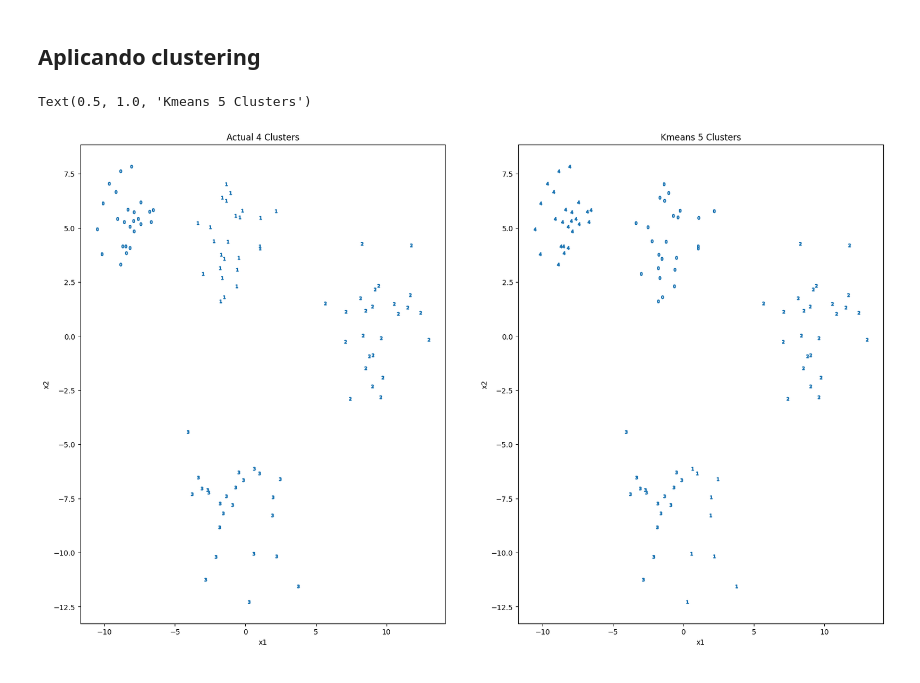
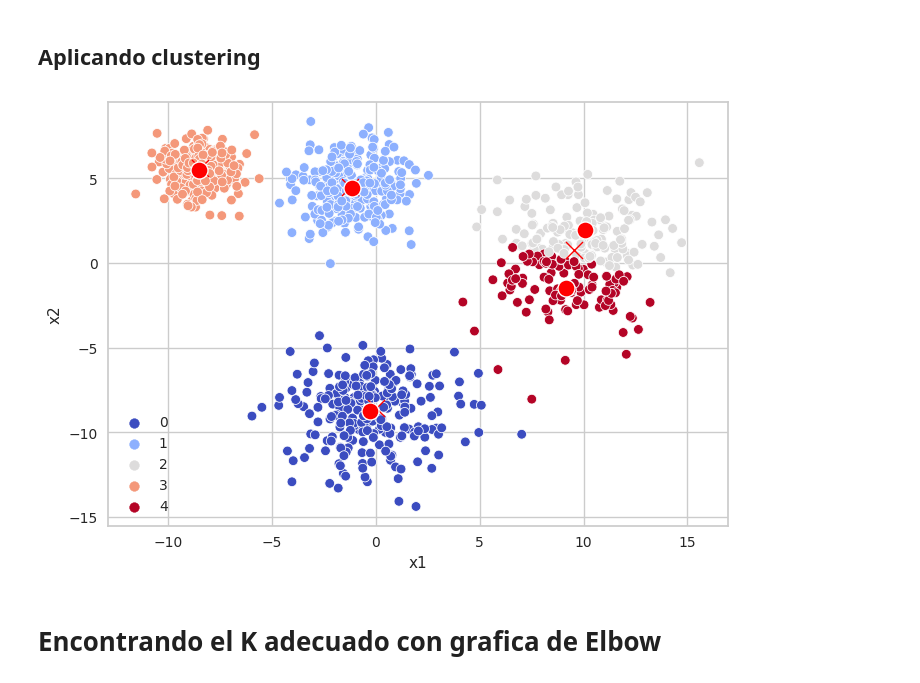
Before and after one commit to LuisEduardoCantero/Data_Science_Specialization, a Jupyter notebook: Clustering_with_scikit-learn/primer_clustering.ipynb, the cells around one changed output. Saved outputs shown, nothing was run; the diff lists cells and outputs as text; code cells hidden in the pictures.

```diff
--- a/Clustering_with_scikit-learn/primer_clustering.ipynb
+++ b/Clustering_with_scikit-learn/primer_clustering.ipynb
@@ -77,4 +59,0 @@ def plot_2d_clusters(x,y,ax):
-# %%
-fig, ax = plt.subplots(1,1, figsize=(15,10))
-x, y = df_blobls[['x1','x2']], df_blobls['y']
-plot_2d_clusters(x,y,ax)
@@ -86,15 +97,22 @@ plot_2d_clusters(x,y,ax)
 from sklearn.cluster import KMeans
 # %%
 kmeans = KMeans(n_clusters=5, random_state=7)
-# %%
-y_pred = kmeans.fit_predict(x)
-# %%
-fig, axs = plt.subplots(1,2, figsize=(20,12))
-plot_2d_clusters(x,y,axs[0])
-plot_2d_clusters(x,y_pred,axs[1])
-
-axs[0].set_title(f'Actual {axs[0].get_title()}')
-axs[1].set_title(f'Kmeans {axs[1].get_title()}')
-# %% [output]
-Text(0.5, 1.0, 'Kmeans 5 Clusters')
-[figure, removed]
+# %%
+df_cluster = kmeans.fit_predict(x)
+df_blobs['cluster'] = df_cluster # se crea nueva columna
+k_means_centers = kmeans.cluster_centers_
+df_k_means_center = pd.DataFrame( #creamos nuevo df
+    { # creamos un diccionario
+        'x1':k_means_centers[:, 0],
+        'x2':k_means_centers[:, 1]
+    }
+)
+# %%
+sns.scatterplot(data = df_blobs, x='x1', y='x2', hue='cluster', palette='coolwarm')
+sns.scatterplot(data = df_centers, x='x1', y='x2', marker='x', s=150, color='red')
+sns.scatterplot(data = df_k_means_center, x='x1', y='x2', marker='o', s=150, color='red')
+plt.show()
+# %% [output]
+[figure, added]
+# %% [markdown]
+# Encontrando el K adecuado con grafica de Elbow
```
Also changed, not shown: parts of 21 cells of this notebook.
